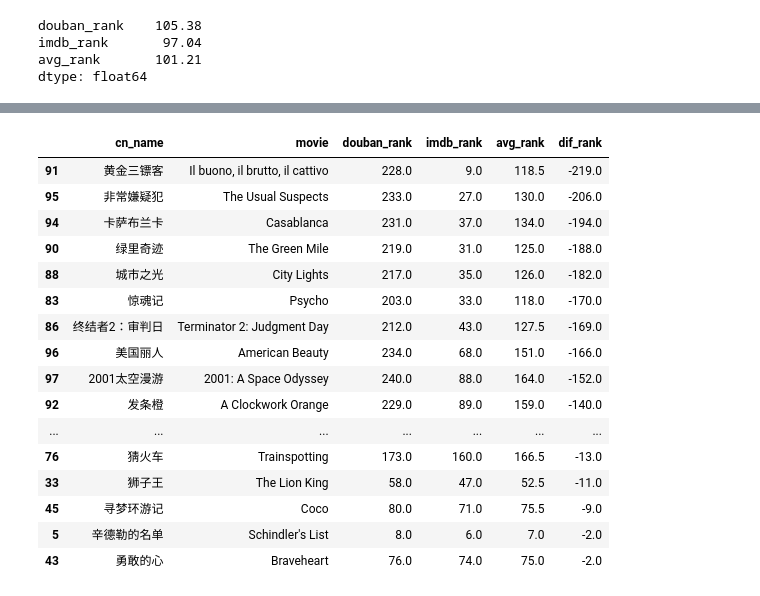
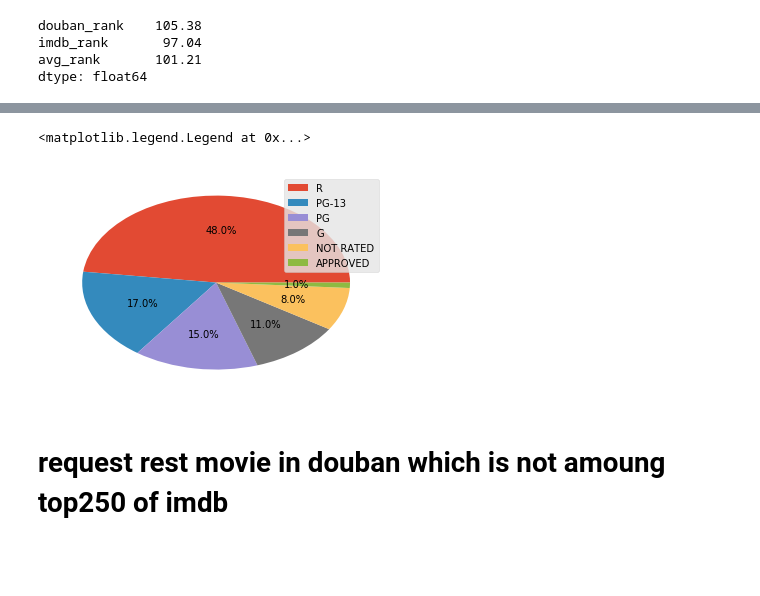
Before and after one commit to wangdianyh/top-250-movie_analysis, a Jupyter notebook: top_both.ipynb, the cells around one changed output, grey strips where cells are left out. Saved outputs shown, nothing was run; the diff lists cells and outputs as text; code cells hidden in the pictures; blank space fills up the shorter version.

```diff
--- a/top_both.ipynb
+++ b/top_both.ipynb
@@ -141,20 +145,12 @@ low_dif.loc[low_dif['dif_rank'] > 0]
 # %%
-low_dif.loc[low_dif['dif_rank'] < 0].sort_values('dif_rank')
+#low_dif.loc[low_dif['dif_rank'] < 0].sort_values('dif_rank')
-# %% [output]
-|  | cn_name | movie | douban_rank | imdb_rank | avg_rank | dif_rank |
-| 91 | 黄金三镖客 | Il buono, il brutto, il cattivo | 228.0 | 9.0 | 118.5 | -219.0 |
-| 95 | 非常嫌疑犯 | The Usual Suspects | 233.0 | 27.0 | 130.0 | -206.0 |
-| 94 | 卡萨布兰卡 | Casablanca | 231.0 | 37.0 | 134.0 | -194.0 |
-| 90 | 绿里奇迹 | The Green Mile | 219.0 | 31.0 | 125.0 | -188.0 |
-| 88 | 城市之光 | City Lights | 217.0 | 35.0 | 126.0 | -182.0 |
-| 83 | 惊魂记 | Psycho | 203.0 | 33.0 | 118.0 | -170.0 |
-| 86 | 终结者2：审判日 | Terminator 2: Judgment Day | 212.0 | 43.0 | 127.5 | -169.0 |
-| 96 | 美国丽人 | American Beauty | 234.0 | 68.0 | 151.0 | -166.0 |
-| 97 | 2001太空漫游 | 2001: A Space Odyssey | 240.0 | 88.0 | 164.0 | -152.0 |
-| 92 | 发条橙 | A Clockwork Orange | 229.0 | 89.0 | 159.0 | -140.0 |
-| ... | ... | ... | ... | ... | ... | ... |
-| 76 | 猜火车 | Trainspotting | 173.0 | 160.0 | 166.5 | -13.0 |
-| 33 | 狮子王 | The Lion King | 58.0 | 47.0 | 52.5 | -11.0 |
-| 45 | 寻梦环游记 | Coco | 80.0 | 71.0 | 75.5 | -9.0 |
-| 5 | 辛德勒的名单 | Schindler's List | 8.0 | 6.0 | 7.0 | -2.0 |
-| 43 | 勇敢的心 | Braveheart | 76.0 | 74.0 | 75.0 | -2.0 |
+# %%
+both_rated_s = both_df.groupby('rated').count()['movie'].sort_values(ascending=False)
+# %%
+plt.pie(both_rated_s.values, autopct='%1.1f%%')
+plt.legend(both_rated_s.index)
+# %% [output]
+<matplotlib.legend.Legend at 0x...>
+[figure, added]
+# %% [markdown]
+# request rest movie in douban which is not amoung top250 of imdb
```
Also changed, not shown: parts of 25 cells of this notebook, 1 other file.
